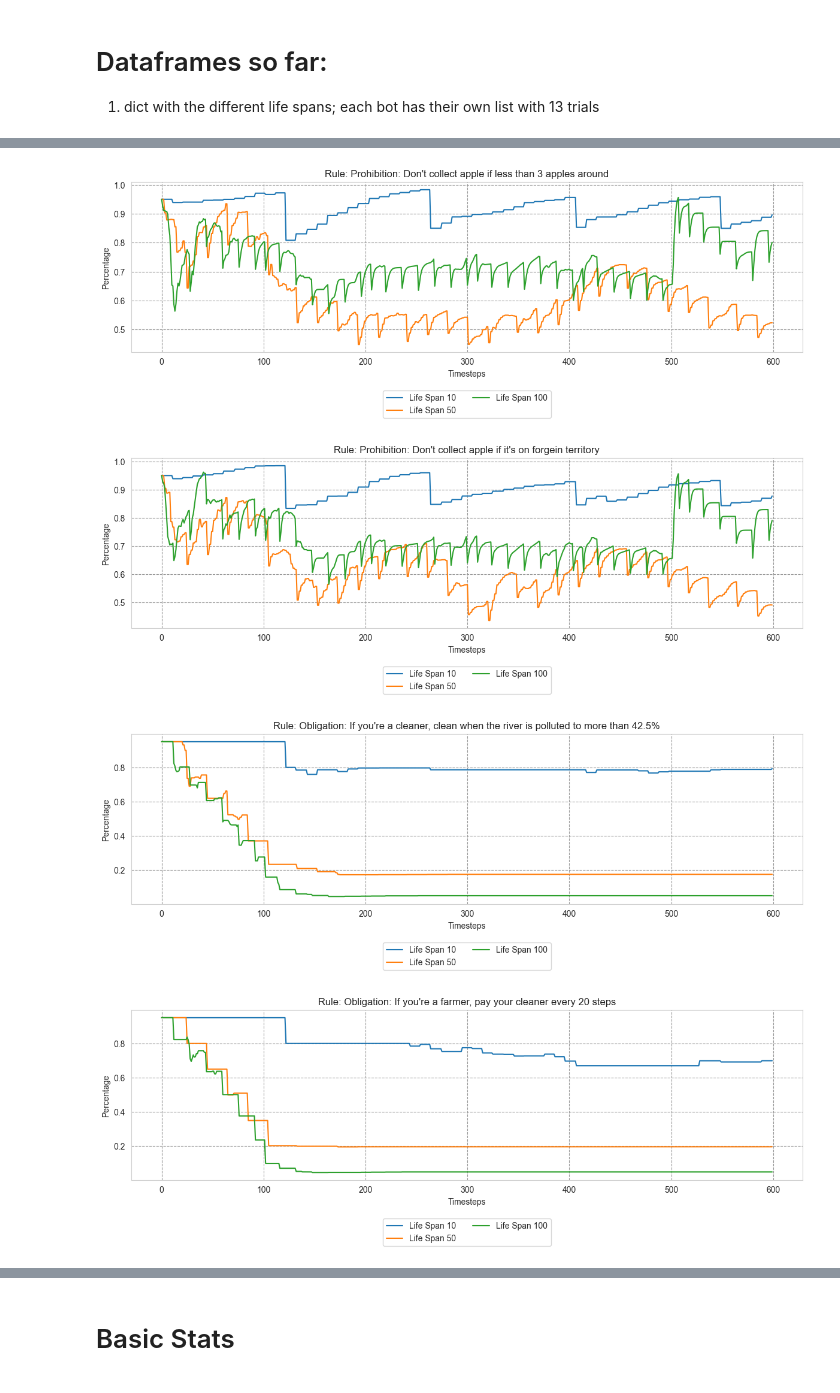
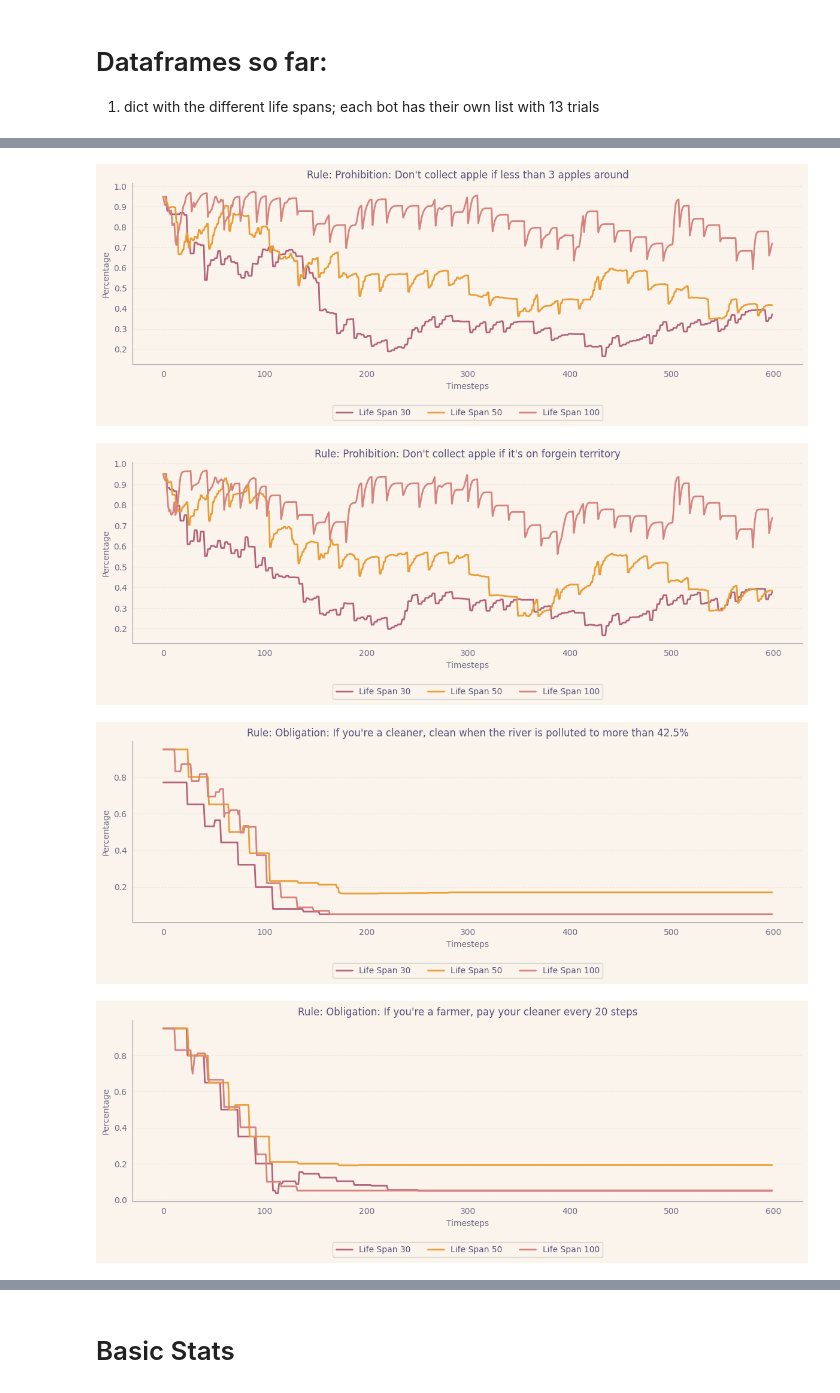
Before and after one commit to ninell-oldenburg/social-contracts, a Jupyter notebook: examples/eval_scripts/plots_intergen.ipynb, the cells around one changed output, grey strips where cells are left out. Drawn from its saved outputs; the diff is of its cells as text; code cells hidden in the pictures.

```diff
--- a/examples/eval_scripts/plots_intergen.ipynb
+++ b/examples/eval_scripts/plots_intergen.ipynb
@@ -35,10 +35,10 @@ rose-pine-dawn.mpls 100%[===================>]  39,95K  --.-KB/s    in 0,04s
 # %% [markdown]
 ## Data Imports
 # %%
-stats_signif = 13
+stats_signif = 5
 n_bots = 6
 max_life_span_dfs = {}
-life_spans = [10, 50, 100]
+life_spans = [30, 50, 100]
 result_path = "../results_intergen/"
 figures_path = "../results_intergen/figures/"
 # %%
@@ -137,32 +138,33 @@ def stretch_dataframe(df, target_length):
 # %%
 # Max timesteps among all life spans
 max_timesteps = max(max_life_span_dfs.keys()) * 6  # 6 bots
 
-# Loop through each rule and plot the data for both life spans
-for rule, rule_description in all_rules.items():
-    plt.figure(figsize=(12, 6))
-    plt.title(f"Rule: {rule_description}")
+with plt.style.context("/tmp/rose-pine-dawn.mplstyle"):
+    # Loop through each rule and plot the data for both life spans
+    for rule, rule_description in all_rules.items():
+        plt.figure(figsize=(12, 6))
+        plt.title(f"Rule: {rule_description}")
 
-    for life_span, bot_data in max_life_span_dfs.items():
-        avg_all_trials = average_data(bot_data)  # Assuming average_data gives you averaged DataFrame
-        current_timesteps = life_span * 6  # Current max timesteps for this life span
+        for life_span, bot_data in max_life_span_dfs.items():
+            avg_all_trials = average_data(bot_data)  # Assuming average_data gives you averaged DataFrame
+            current_timesteps = life_span * 6  # Current max timesteps for this life span
 
-        # Check if stretching is needed
-        if current_timesteps < max_timesteps:
-            avg_all_trials = stretch_dataframe(avg_all_trials, max_timesteps)
+            # Check if stretching is needed
+            if current_timesteps < max_timesteps:
+                avg_all_trials = stretch_dataframe(avg_all_trials, max_timesteps)
 
-        # Check if the rule exists in the DataFrame columns
-        if rule in avg_all_trials.columns:
-            plt.plot(avg_all_trials.index, avg_all_trials[rule], label=f"Life Span {life_span}")
+            # Check if the rule exists in the DataFrame columns
+            if rule in avg_all_trials.columns:
+                plt.plot(avg_all_trials.index, avg_all_trials[rule], label=f"Life Span {life_span}", lw=2)
 
 
-    plt.xlabel('Timesteps')
-    plt.ylabel('Percentage')
-    plt.legend(loc='upper center', bbox_to_anchor=(0.5, -0.2), ncol=2)
-    plt.tight_layout(rect=[0, 0.2, 1, 1])
-    plt.show()
+        plt.xlabel('Timesteps')
+        plt.ylabel('Percentage')
+        plt.legend(loc='upper center', bbox_to_anchor=(0.5, -0.2), ncol=3)
+        plt.tight_layout(rect=[0, 0.2, 1, 1])
+        plt.show()
 # %% [output]
-[figure, old version]
+[figure, new version]
-[figure, old version]
+[figure, new version]
-[figure, old version]
+[figure, new version]
-[figure, old version]
+[figure, new version]
```
Also changed, not shown: parts of 3 cells of this notebook, 4 other files.
